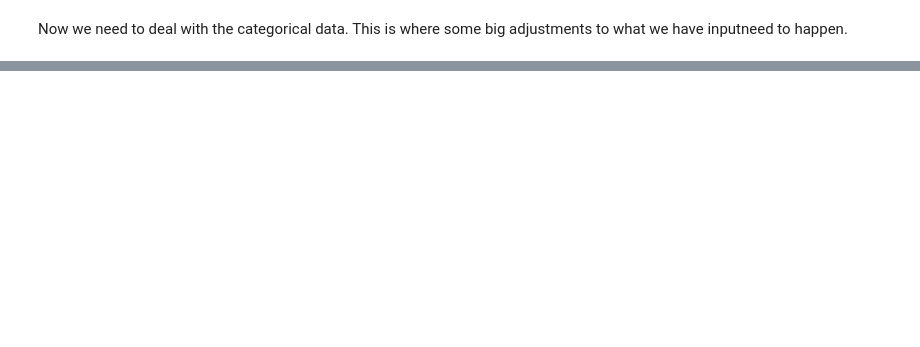
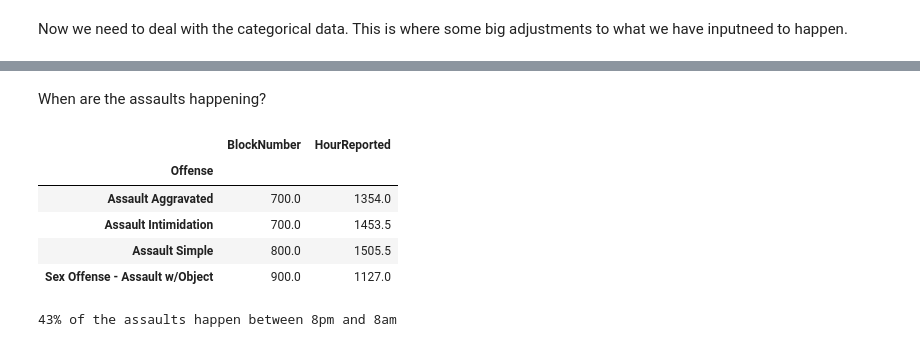
Before and after one commit to JSGarris/MLProject, a Jupyter notebook: Machine_Learning_Project.ipynb, the cells around one changed output, grey strips where cells are left out. Saved outputs shown, nothing was run; the diff lists cells and outputs as text; code cells hidden in the pictures; blank space fills up the shorter version.

```diff
--- a/Machine_Learning_Project.ipynb
+++ b/Machine_Learning_Project.ipynb
@@ -318,0 +286,16 @@ So many categories, Here is where we need to categorize the catagories, I am thi
+# %% [markdown]
+When are the assaults happening?
+# %%
+assaults.groupby("Offense").median()
+# %% [output]
+|  | BlockNumber | HourReported |
+| Offense |  |  |
+| Assault Aggravated | 700.0 | 1354.0 |
+| Assault Intimidation | 700.0 | 1453.5 |
+| Assault Simple | 800.0 | 1505.5 |
+| Sex Offense - Assault w/Object | 900.0 | 1127.0 |
+# %%
+x = assaults.query('HourReported >= 2000 | HourReported <= 800').count()["Offense"]
+print(f"{round(x/assaults.count()['Offense']*100)}% of the assaults happen between 8pm and 8am")
+# %% [output]
+43% of the assaults happen between 8pm and 8am
```
Also changed, not shown: parts of 25 cells of this notebook, 1 other file.
